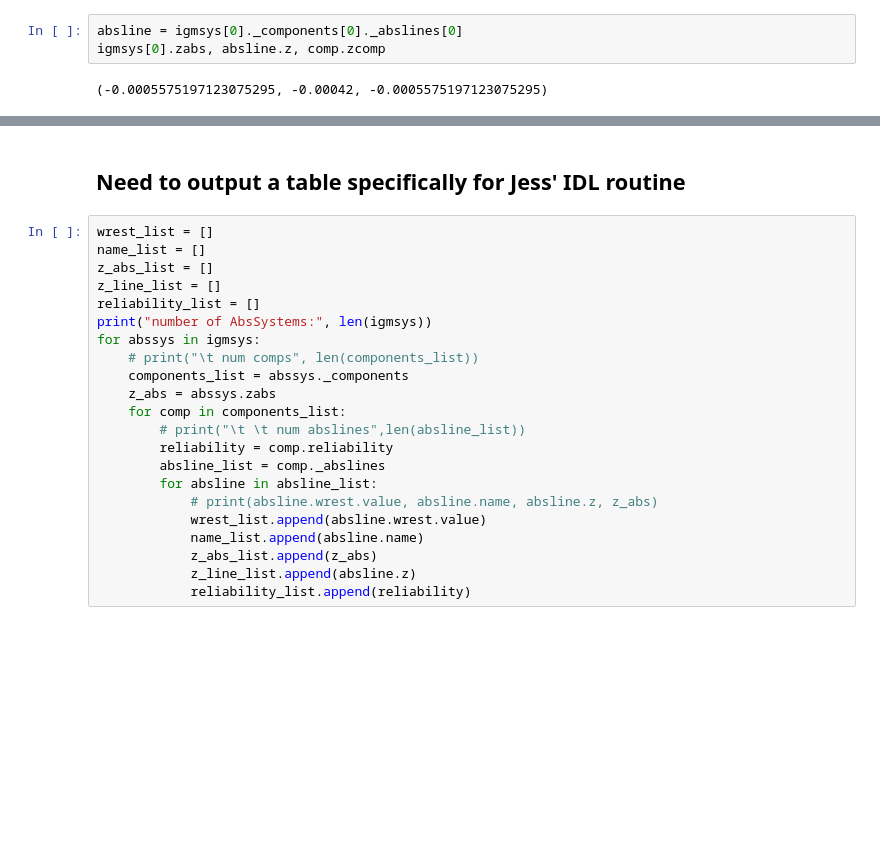
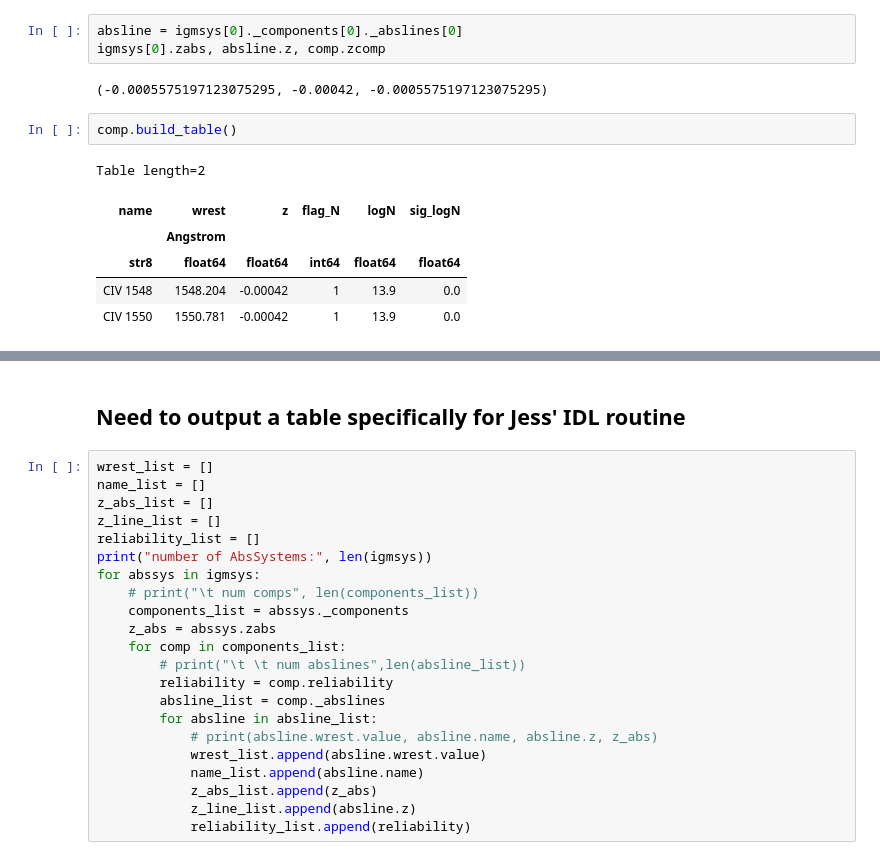
Before and after one commit to mattcwilde/gmosredux, a Jupyter notebook: AbsorptionTable.ipynb, the cells around one changed output, grey strips where cells are left out. Drawn from its saved outputs; the diff is of its cells as text; blank space fills up the shorter version.

```diff
--- a/AbsorptionTable.ipynb
+++ b/AbsorptionTable.ipynb
@@ -72,3 +72,12 @@ absline = igmsys[0]._components[0]._abslines[0]
 igmsys[0].zabs, absline.z, comp.zcomp
 # %% [output]
 (-0.0005575197123075295, -0.00042, -0.0005575197123075295)
+# %%
+comp.build_table()
+# %% [output]
+Table length=2
+| name | wrest | z | flag_N | logN | sig_logN |
+|  | Angstrom |  |  |  |  |
+| str8 | float64 | float64 | int64 | float64 | float64 |
+| CIV 1548 | 1548.204 | -0.00042 | 1 | 13.9 | 0.0 |
+| CIV 1550 | 1550.781 | -0.00042 | 1 | 13.9 | 0.0 |
```
Also changed, not shown: parts of 2 cells of this notebook.
